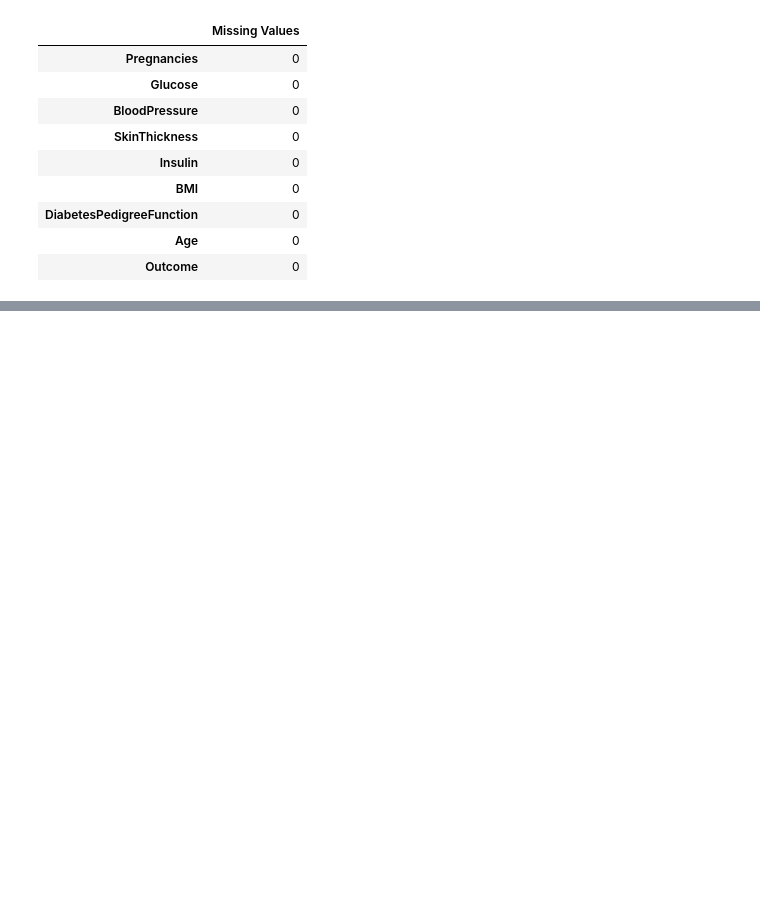
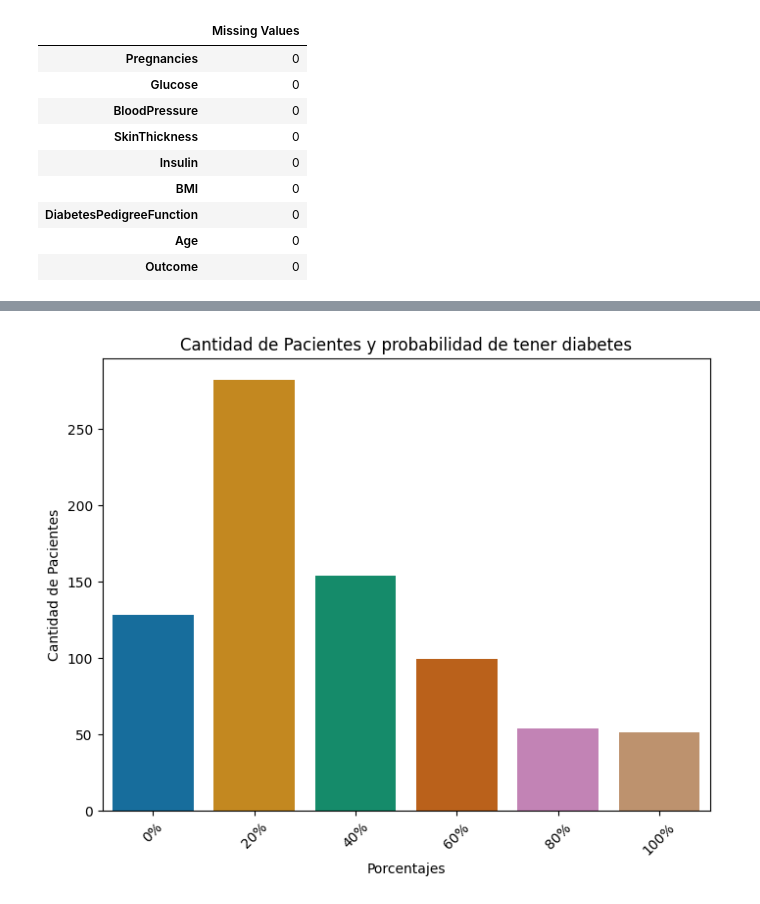
Before and after one commit to paoloEZ/Diabetes-Analisis, a Jupyter notebook: Análisis_exploratorio_diabetes.ipynb, the cells around one changed output, grey strips where cells are left out. Cells and saved outputs as stored; diff of their text form; code cells hidden in the pictures; blank space fills up the shorter version.

```diff
--- a/Análisis_exploratorio_diabetes.ipynb
+++ b/Análisis_exploratorio_diabetes.ipynb
@@ -217,0 +197,24 @@ plt.show()
+# %%
+
+# Definimos los límites para los 6 grupos
+limites_grupos = [0, 0.2, 0.4, 0.6, 0.8, 1.0, max(data['DiabetesPedigreeFunction'])]
+
+# Etiquetas para los grupos
+etiquetas_grupos = ['0%', '20%', '40%', '60%', '80%', '100%']
+
+# Aplicamos la subdivisión en grupos
+data['DiabetesPedigreeGroup'] = pd.cut(data['DiabetesPedigreeFunction'], bins=limites_grupos, labels=etiquetas_grupos)
+
+# Conteo de los datos en cada grupo
+conteo_grupos = data['DiabetesPedigreeGroup'].value_counts()
+
+# Crearemos un gráfico de barras con colores diferentes para cada barra
+plt.figure(figsize=(8, 6))
+sns.barplot(x=conteo_grupos.index, y=conteo_grupos.values, palette='colorblind')
+plt.xlabel('Porcentajes')
+plt.ylabel('Cantidad de Pacientes')
+plt.title('Cantidad de Pacientes y probabilidad de tener diabetes')
+plt.xticks(rotation=45)
+plt.show()
+# %% [output]
+[figure, added]
```
Also changed, not shown: parts of 40 cells of this notebook.
